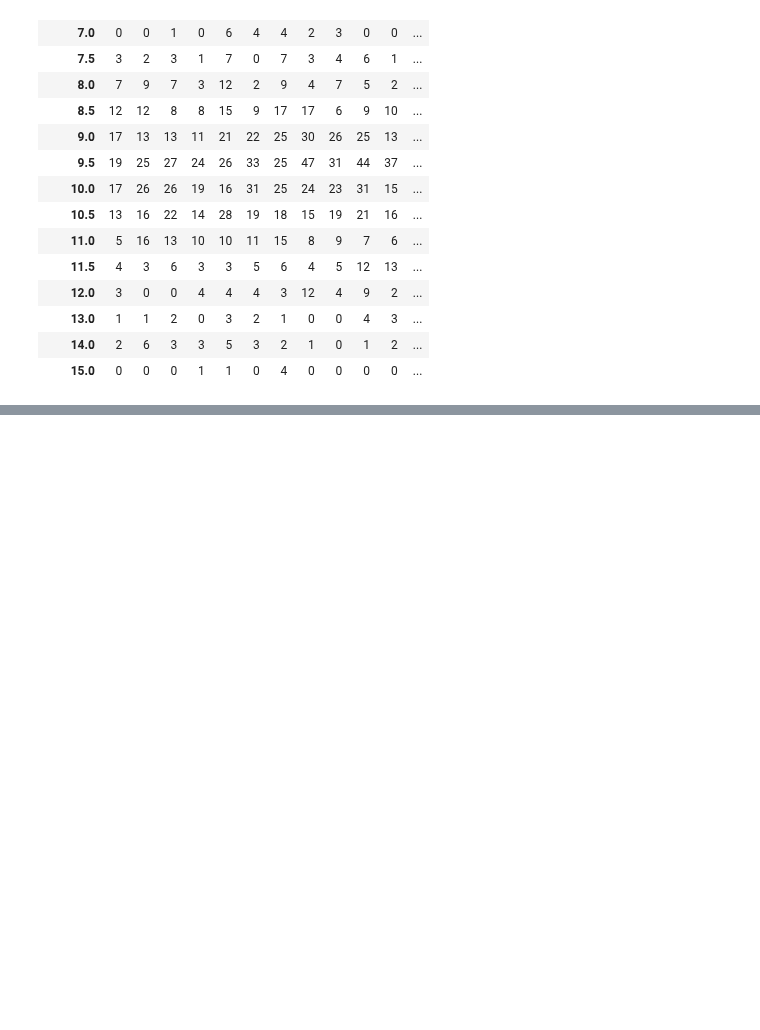
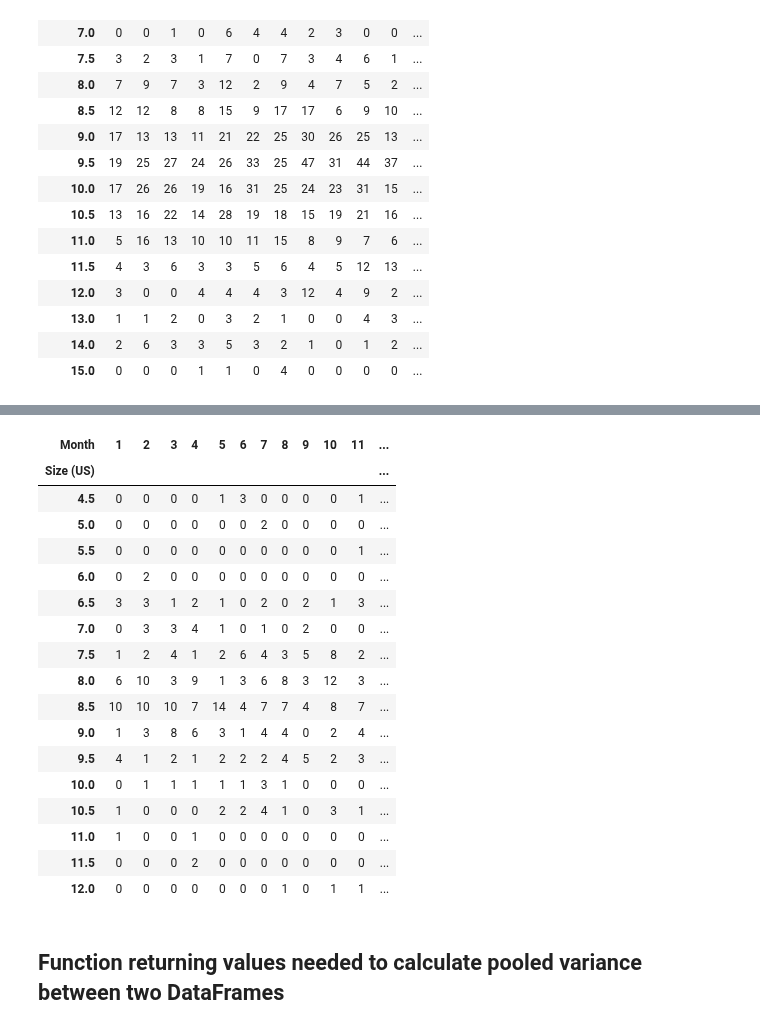
Before and after one commit to Jose-Servin/DataCamp, a Jupyter notebook: Projects/Stats_for_DataScience/inferential_stats.ipynb, the cells around one changed output, grey strips where cells are left out. Cells and saved outputs as stored; diff of their text form; code cells hidden in the pictures; blank space fills up the shorter version.

```diff
--- a/Projects/Stats_for_DataScience/inferential_stats.ipynb
+++ b/Projects/Stats_for_DataScience/inferential_stats.ipynb
@@ -429,0 +447,2 @@ results
+# %%
+women_ger1 = sales_data.query('Gender == "Female" & Year == 2016 & Shop == "GER1"')
@@ -429,0 +462,24 @@ results
+# %%
+women_ger1= women_ger1.pivot_table(columns='Month', index='Size (US)', aggfunc='size', fill_value=0)
+women_ger1
+# %% [output]
+| Month | 1 | 2 | 3 | 4 | 5 | 6 | 7 | 8 | 9 | 10 | 11 | ... |
+| Size (US) |  |  |  |  |  |  |  |  |  |  |  | ... |
+| 4.5 | 0 | 0 | 0 | 0 | 1 | 3 | 0 | 0 | 0 | 0 | 1 | ... |
+| 5.0 | 0 | 0 | 0 | 0 | 0 | 0 | 2 | 0 | 0 | 0 | 0 | ... |
+| 5.5 | 0 | 0 | 0 | 0 | 0 | 0 | 0 | 0 | 0 | 0 | 1 | ... |
+| 6.0 | 0 | 2 | 0 | 0 | 0 | 0 | 0 | 0 | 0 | 0 | 0 | ... |
+| 6.5 | 3 | 3 | 1 | 2 | 1 | 0 | 2 | 0 | 2 | 1 | 3 | ... |
+| 7.0 | 0 | 3 | 3 | 4 | 1 | 0 | 1 | 0 | 2 | 0 | 0 | ... |
+| 7.5 | 1 | 2 | 4 | 1 | 2 | 6 | 4 | 3 | 5 | 8 | 2 | ... |
+| 8.0 | 6 | 10 | 3 | 9 | 1 | 3 | 6 | 8 | 3 | 12 | 3 | ... |
+| 8.5 | 10 | 10 | 10 | 7 | 14 | 4 | 7 | 7 | 4 | 8 | 7 | ... |
+| 9.0 | 1 | 3 | 8 | 6 | 3 | 1 | 4 | 4 | 0 | 2 | 4 | ... |
+| 9.5 | 4 | 1 | 2 | 1 | 2 | 2 | 2 | 4 | 5 | 2 | 3 | ... |
+| 10.0 | 0 | 1 | 1 | 1 | 1 | 1 | 3 | 1 | 0 | 0 | 0 | ... |
+| 10.5 | 1 | 0 | 0 | 0 | 2 | 2 | 4 | 1 | 0 | 3 | 1 | ... |
+| 11.0 | 1 | 0 | 0 | 1 | 0 | 0 | 0 | 0 | 0 | 0 | 0 | ... |
+| 11.5 | 0 | 0 | 0 | 2 | 0 | 0 | 0 | 0 | 0 | 0 | 0 | ... |
+| 12.0 | 0 | 0 | 0 | 0 | 0 | 0 | 0 | 1 | 0 | 1 | 1 | ... |
+# %% [markdown]
+## Function returning values needed to calculate pooled variance between two DataFrames
```
Also changed, not shown: parts of 14 cells of this notebook.
